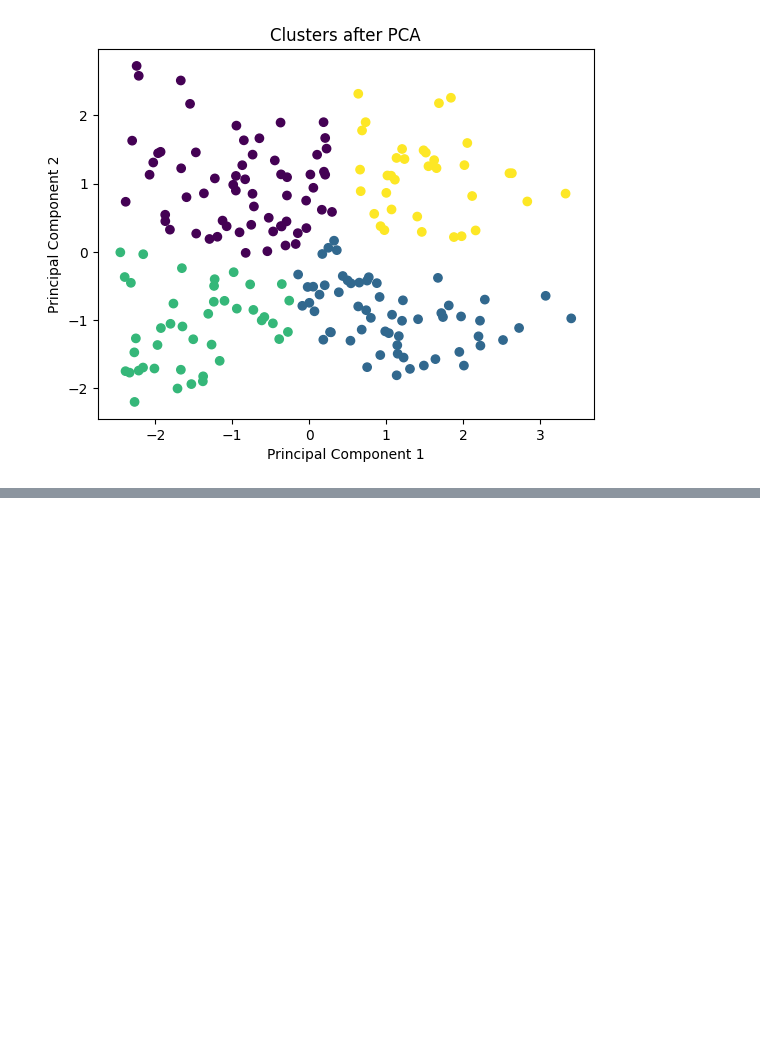
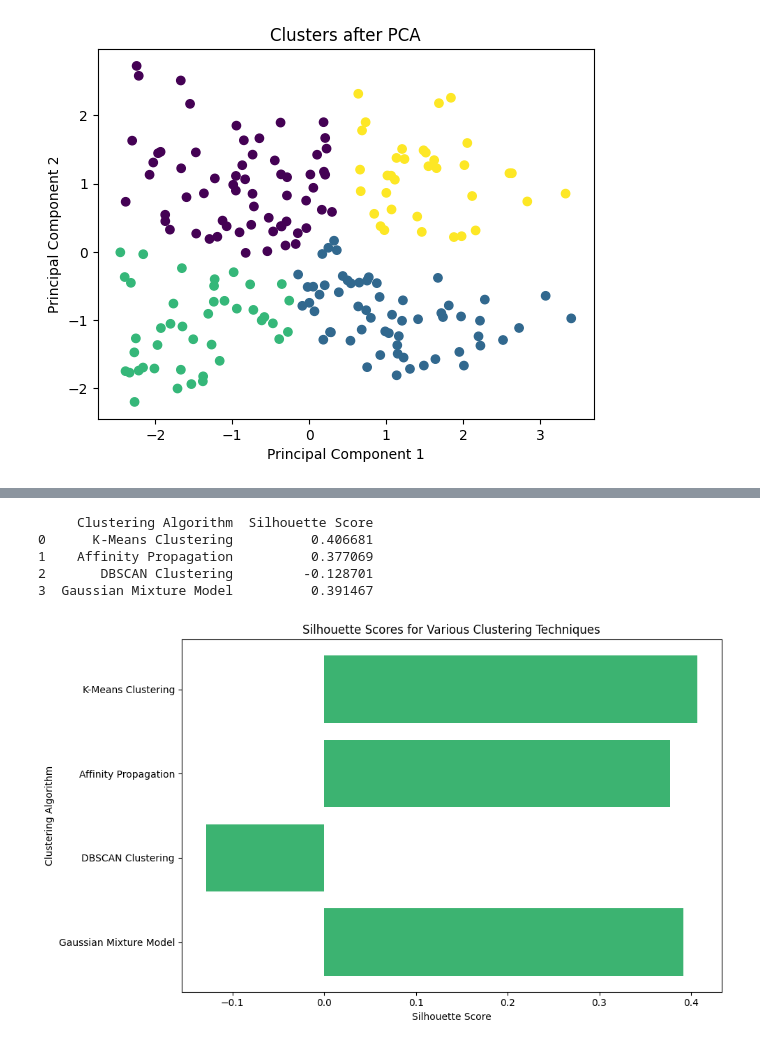
Before and after one commit to SrilakshmiKokanti/Customer-Segmentation-using-K-means, a Jupyter notebook: Customer Segmentation using K-means.ipynb, the cells around one changed output, grey strips where cells are left out. Cells and saved outputs as stored; diff of their text form; code cells hidden in the pictures; blank space fills up the shorter version.

```diff
--- a/Customer Segmentation using K-means.ipynb
+++ b/Customer Segmentation using K-means.ipynb
@@ -188,0 +225,45 @@ plt.show()
+# %%
+from sklearn.cluster import KMeans, AffinityPropagation, DBSCAN
+from sklearn.mixture import GaussianMixture
+from sklearn.metrics import silhouette_score
+import pandas as pd
+import matplotlib.pyplot as plt
+
+clustering_models = [
+    ("K-Means Clustering", KMeans(n_clusters=k, random_state=42)),
+    ("Affinity Propagation", AffinityPropagation(damping=0.5, random_state=42)),
+    ("DBSCAN Clustering", DBSCAN(eps=0.5, min_samples=5)),
+    ("Gaussian Mixture Model", GaussianMixture(n_components=k, random_state=42)),
+]
+
+model_names = []
+silhouette_results = []
+
+for model_name, clustering_model in clustering_models:
+    predicted_labels = clustering_model.fit_predict(dataset)
+    avg_silhouette = silhouette_score(dataset, predicted_labels)
+    model_names.append(model_name)
+    silhouette_results.append(avg_silhouette)
+
+clustering_results_df = pd.DataFrame({
+    'Clustering Algorithm': model_names,
+    'Silhouette Score': silhouette_results
+})
+
+print(clustering_results_df)
+
+plt.figure(figsize=(10, 6))
+plt.barh(clustering_results_df['Clustering Algorithm'], clustering_results_df['Silhouette Score'], color='mediumseagreen')
+plt.xlabel('Silhouette Score')
+plt.ylabel('Clustering Algorithm')
+plt.title('Silhouette Scores for Various Clustering Techniques')
+plt.gca().invert_yaxis()
+plt.tight_layout()
+plt.show()
+# %% [output]
+     Clustering Algorithm  Silhouette Score
+0      K-Means Clustering          0.406681
+1    Affinity Propagation          0.377069
+2       DBSCAN Clustering         -0.128701
+3  Gaussian Mixture Model          0.391467
+[figure, added]
```
Also changed, not shown: parts of 8 cells of this notebook.
